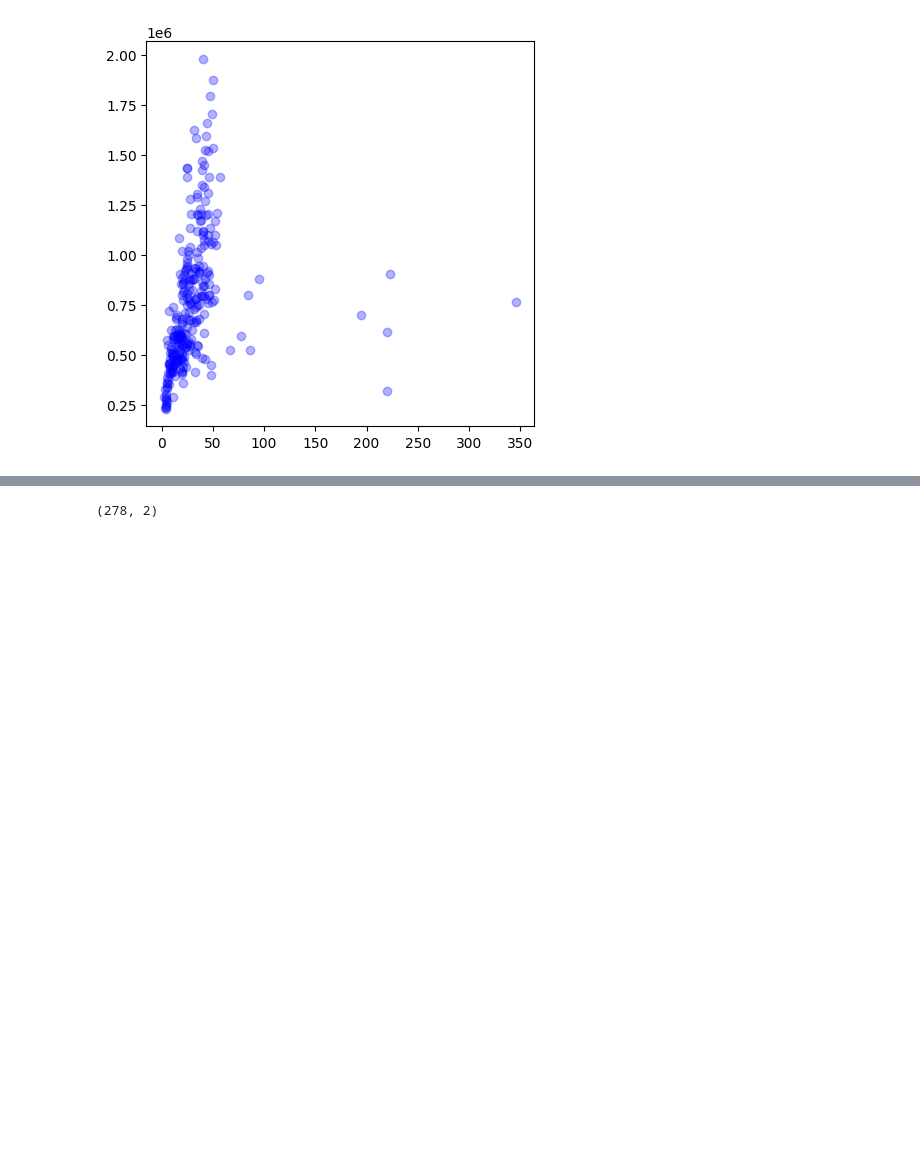
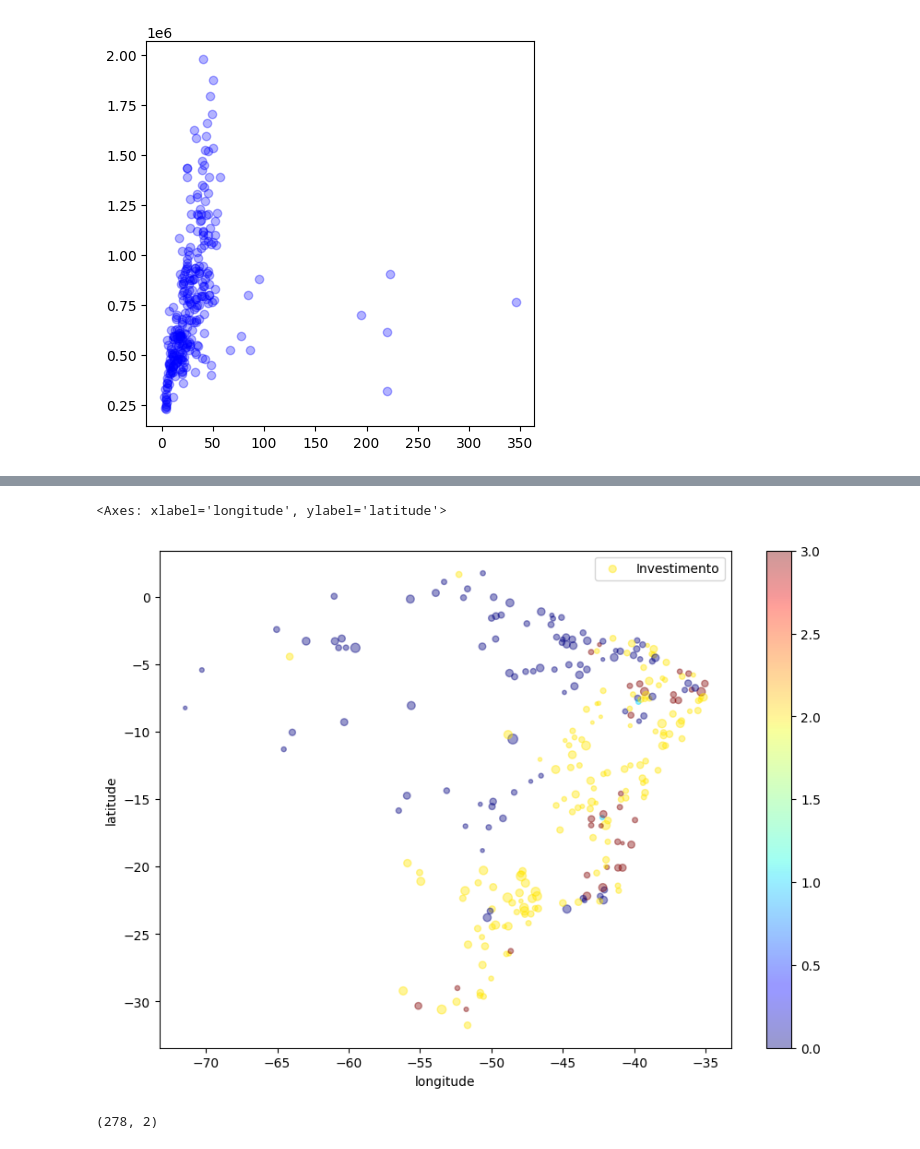
Before and after one commit to wesinalves/ml-mcom, a Jupyter notebook: cidades_digitais.ipynb, the cells around one changed output, grey strips where cells are left out. Saved outputs shown, nothing was run; the diff lists cells and outputs as text; code cells hidden in the pictures; blank space fills up the shorter version.

```diff
--- a/cidades_digitais.ipynb
+++ b/cidades_digitais.ipynb
@@ -186,0 +203,7 @@ df.plot(kind="scatter", x="longitude", y="latitude", alpha=0.4,
+# %%
+df.plot(kind="scatter", x="longitude", y="latitude", alpha=0.4,
+       s="PONTOS ATENDIDOS", label="Investimento", figsize=(10,7),
+       c=status_encoded, cmap=plt.get_cmap("jet"), colorbar=True)
+# %% [output]
+<Axes: xlabel='longitude', ylabel='latitude'>
+[figure, added]
```
Also changed, not shown: parts of 5 cells of this notebook.
